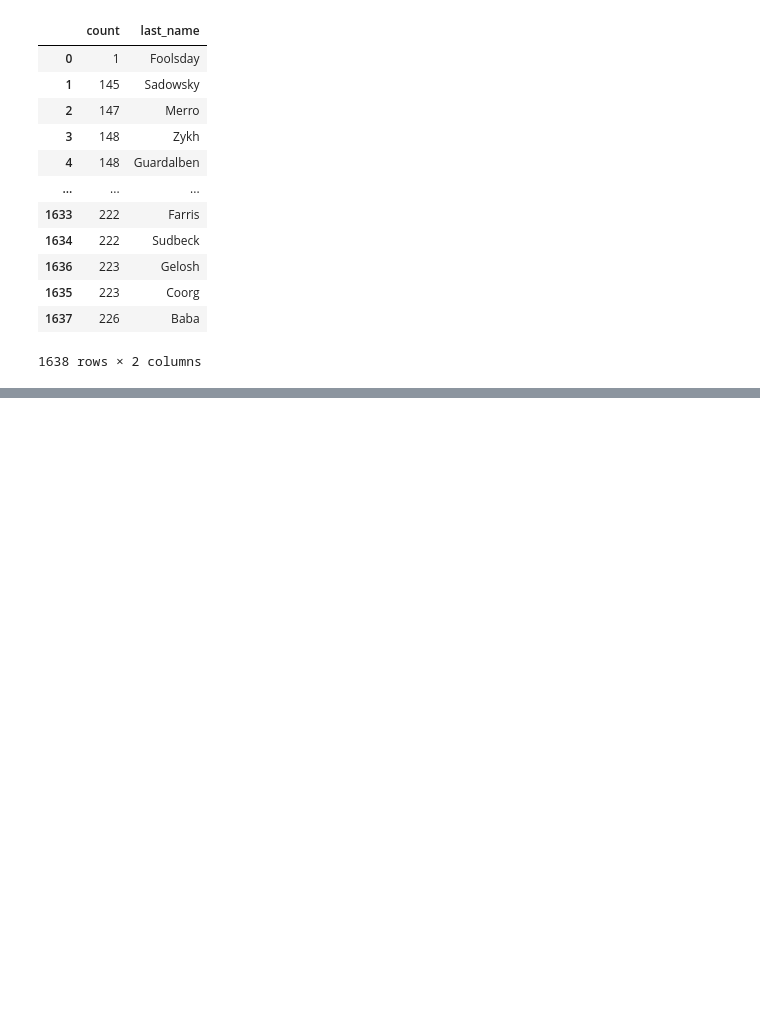
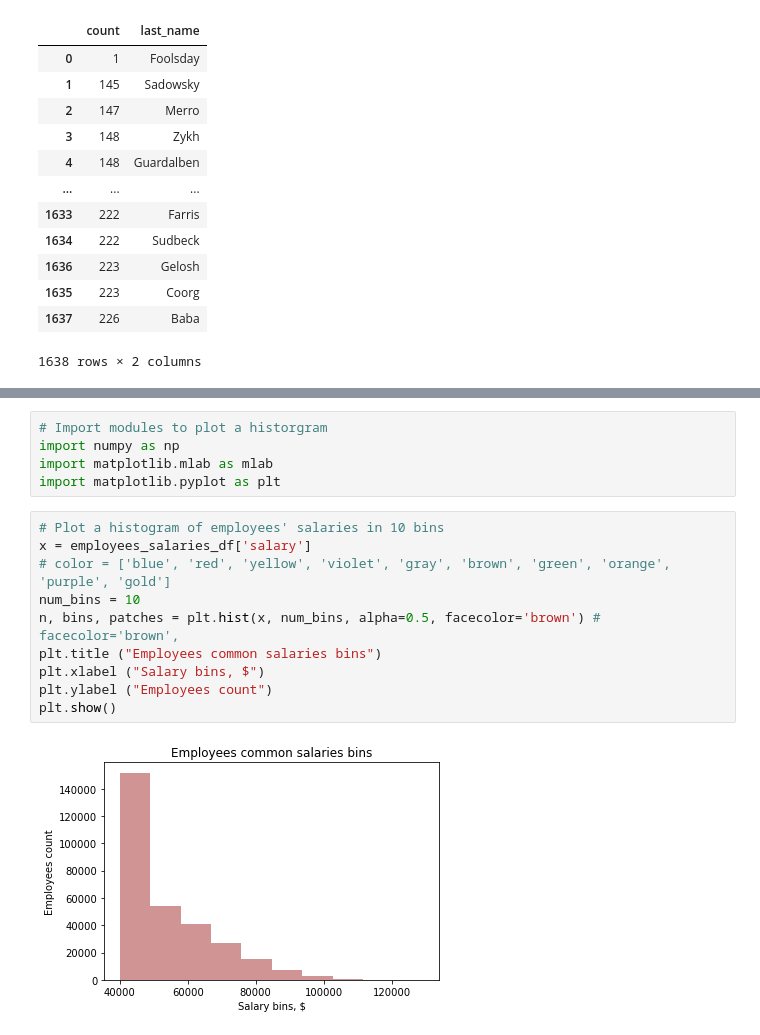
Before and after one commit to IrinaUX/sql-challenge, a Jupyter notebook: postgreSQL.ipynb, the cells around one changed output, grey strips where cells are left out. Cells and saved outputs as stored; diff of their text form; blank space fills up the shorter version.

```diff
--- a/postgreSQL.ipynb
+++ b/postgreSQL.ipynb
@@ -195,0 +242,17 @@ employee_last_name_freq_count.sort_values('count', ascending=True)
+# %%
+# Import modules to plot a historgram
+import numpy as np
+import matplotlib.mlab as mlab
+import matplotlib.pyplot as plt
+# %%
+# Plot a histogram of employees' salaries in 10 bins
+x = employees_salaries_df['salary']
+# color = ['blue', 'red', 'yellow', 'violet', 'gray', 'brown', 'green', 'orange', 'purple', 'gold']
+num_bins = 10
+n, bins, patches = plt.hist(x, num_bins, alpha=0.5, facecolor='brown') # facecolor='brown',
+plt.title ("Employees common salaries bins")
+plt.xlabel ("Salary bins, $")
+plt.ylabel ("Employees count")
+plt.show()
+# %% [output]
+[figure, added]
```
Also changed, not shown: parts of 4 cells of this notebook.
